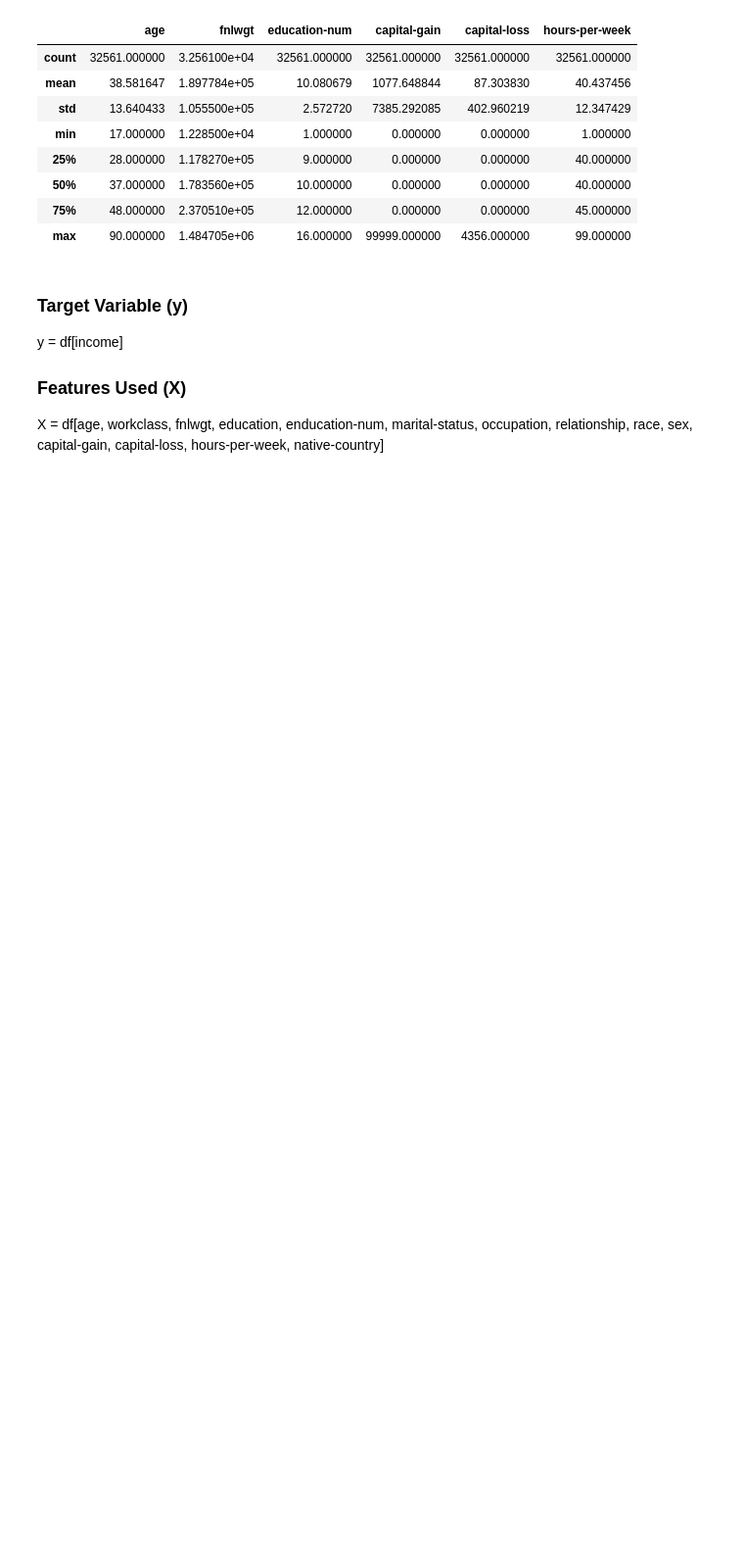
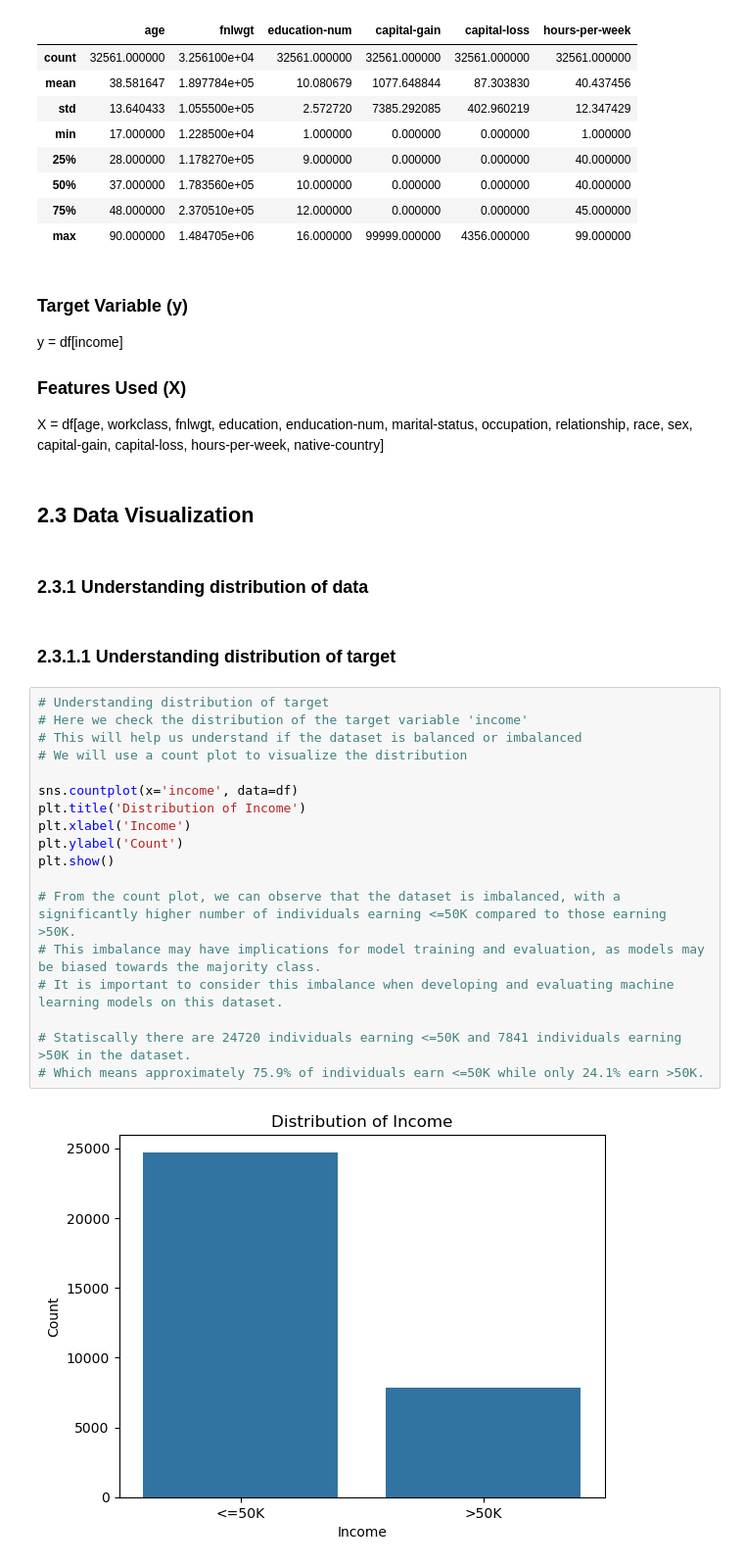
Before and after one commit to limchx/MLDP_Machine_Learning_Project, a Jupyter notebook: MLDP_Code_Submission.ipynb, the cells around one changed output. Shown at 98% size. Drawn from its saved outputs; the diff is of its cells as text; blank space fills up the shorter version.

Commit message:
Data Visualisation Code

```diff
--- a/MLDP_Code_Submission.ipynb
+++ b/MLDP_Code_Submission.ipynb
@@ -139,3 +139,29 @@ y = df[income]
 
 ### Features Used (X)
 X = df[age, workclass, fnlwgt, education, enducation-num, marital-status, occupation, relationship, race, sex, capital-gain, capital-loss, hours-per-week, native-country]
+# %% [markdown]
+## 2.3 Data Visualization
+# %% [markdown]
+### 2.3.1 Understanding distribution of data
+# %% [markdown]
+### 2.3.1.1 Understanding distribution of target
+# %%
+# Understanding distribution of target
+# Here we check the distribution of the target variable 'income'
+# This will help us understand if the dataset is balanced or imbalanced
+# We will use a count plot to visualize the distribution
+
+sns.countplot(x='income', data=df)
+plt.title('Distribution of Income')
+plt.xlabel('Income')
+plt.ylabel('Count')
+plt.show()
+
+# From the count plot, we can observe that the dataset is imbalanced, with a significantly higher number of individuals earning <=50K compared to those earning >50K.
+# This imbalance may have implications for model training and evaluation, as models may be biased towards the majority class.
+# It is important to consider this imbalance when developing and evaluating machine learning models on this dataset.
+
+# Statiscally there are 24720 individuals earning <=50K and 7841 individuals earning >50K in the dataset.
+# Which means approximately 75.9% of individuals earn <=50K while only 24.1% earn >50K.
+# %% [output]
+[figure, added]
```
Also changed, not shown: parts of 5 cells of this notebook.
